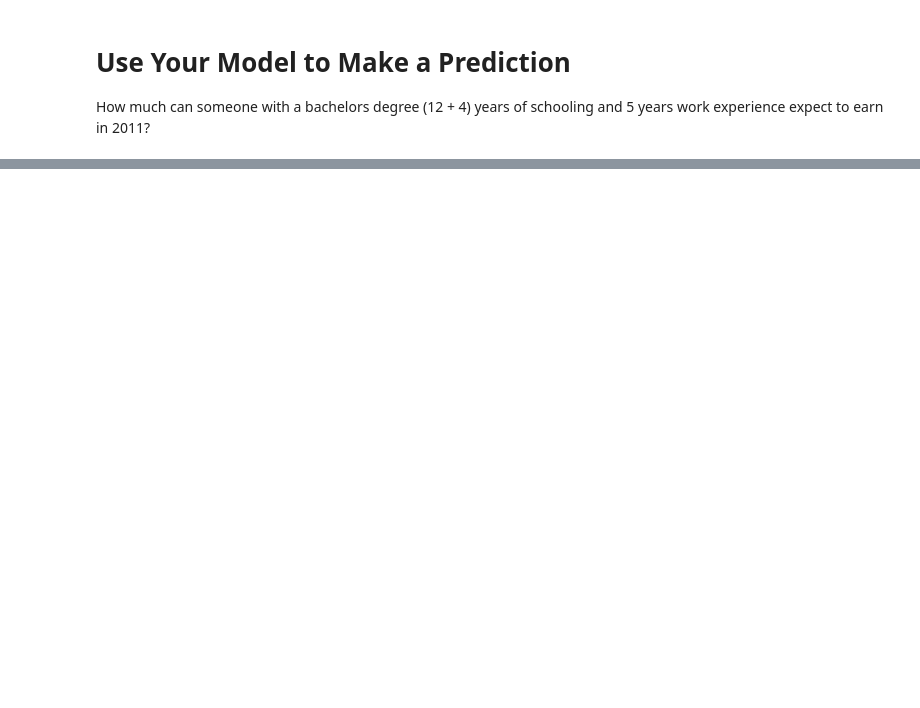
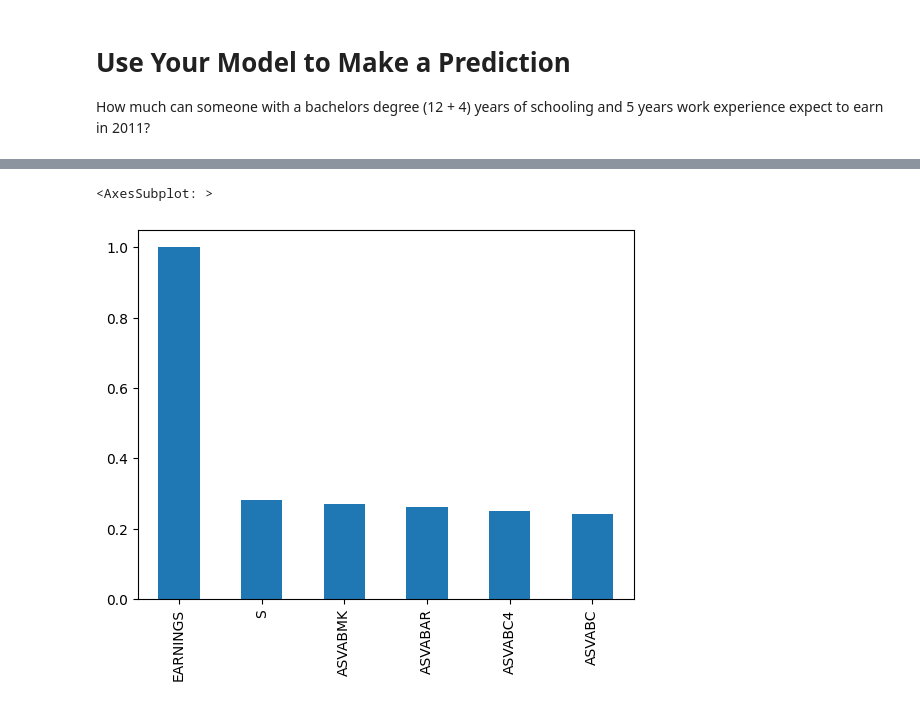
Before and after one commit to badicev/UdemyStudy, a Jupyter notebook: MyWork/Day 100/Determinants_of_Earnings (1).ipynb, the cells around one changed output, grey strips where cells are left out. Cells and saved outputs as stored; diff of their text form; code cells hidden in the pictures; blank space fills up the shorter version.

```diff
--- a/MyWork/Day 100/Determinants_of_Earnings (1).ipynb
+++ b/MyWork/Day 100/Determinants_of_Earnings (1).ipynb
@@ -90,0 +258,6 @@ Which other features could you consider adding to further improve the regression
+# %%
+#Positive or negative largest 11 features
+df_data.corr()['EARNINGS'].sort_values(ascending=False).head(6).plot(kind='bar')
+# %% [output]
+<AxesSubplot: >
+[figure, added]
```
Also changed, not shown: parts of 31 cells of this notebook.
